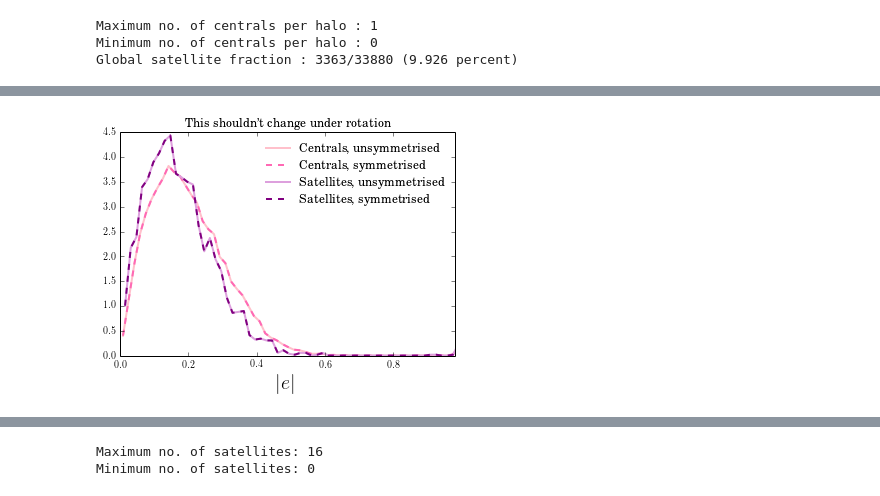
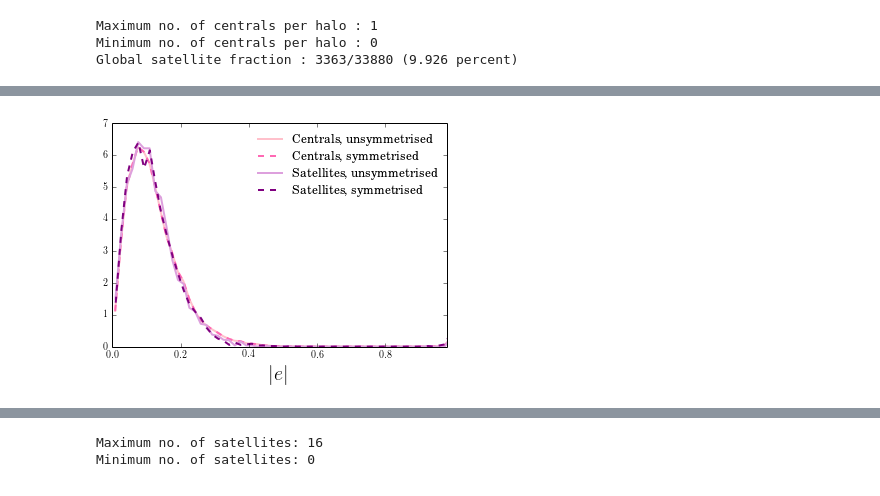
Before and after one commit to ssamuroff/mbii, a Jupyter notebook: notebooks/mbii_symmetry_tests.ipynb, the cells around one changed output, grey strips where cells are left out. Drawn from its saved outputs; the diff is of its cells as text; code cells hidden in the pictures.

```diff
--- a/notebooks/mbii_symmetry_tests.ipynb
+++ b/notebooks/mbii_symmetry_tests.ipynb
@@ -406,6 +568,9 @@ print fid[1,2][1]
 # %%
 import fitsio as fi
 
+
 # Read in the catalogues from coma
-fid = fi.FITS(base+'../../cats/base_subhalo_shapes-v5-ndm1000-nst300.fits')[-1].read()
-sym = fi.FITS(base+'../../cats/base_subhalo_shapes-v5-ndm1000-nst300-symmetrised.fits')[-1].read()
+base = '/Users/hattifattener/Documents/ias/mbii/2pt/ns300_nd1000/v6/'
+fid = fi.FITS('/Users/hattifattener/Documents/ias/mbii/cats/base_subhalo_shapes-v9-ndm1000-nst300.fits')[-1].read()
+sym = fi.FITS('/Users/hattifattener/Documents/ias/mbii/cats/base_subhalo_shapes-v9-ndm1000-nst300-symmetrised-testing0.fits')[-1].read()
+print fid.size
@@ -472,15 +738,14 @@ Mean e2 (symmetrised) : 0.0006 +- 0.0009
 # %%
-cmask = (fid['central']==1)
-# Plot the ellipticity distributions
+# The same as above, but for dark matter
 # ellipticity magnitude
 
-Hc,cbins = np.histogram(np.sqrt(fid['e1'][cmask]**2+fid['e2'][cmask]**2), bins=60, normed=1)
-Hc_sym, cbins_sym = np.histogram(np.sqrt(sym['e1'][cmask]**2+sym['e2'][cmask]**2), bins=60, normed=1)
-Hs, sbins = np.histogram(np.sqrt(fid['e1'][np.invert(cmask)]**2+fid['e2'][np.invert(cmask)]**2), bins=60, normed=1)
-Hs_sym, sbins_sym = np.histogram(np.sqrt(sym['e1'][np.invert(cmask)]**2+sym['e2'][np.invert(cmask)]**2), bins=60, normed=1)
+Hc,cbins = np.histogram(np.sqrt(fid['e1_dm'][cmask]**2+fid['e2_dm'][cmask]**2), bins=60, normed=1)
+Hc_sym, cbins_sym = np.histogram(np.sqrt(sym['e1_dm'][cmask]**2+sym['e2_dm'][cmask]**2), bins=60, normed=1)
+Hs, sbins = np.histogram(np.sqrt(fid['e1_dm'][np.invert(cmask)]**2+fid['e2_dm'][np.invert(cmask)]**2), bins=60, normed=1)
+Hs_sym, sbins_sym = np.histogram(np.sqrt(sym['e1_dm'][np.invert(cmask)]**2+sym['e2_dm'][np.invert(cmask)]**2), bins=60, normed=1)
 
 x = (cbins[:-1]+cbins[1:])/2
-plt.title("This shouldn't change under rotation")
+#plt.title("This shouldn't change under rotation")
 plt.plot((cbins[:-1]+cbins[1:])/2, Hc, color='pink', lw=2, label='Centrals, unsymmetrised')
 plt.plot((cbins_sym[:-1]+cbins_sym[1:])/2, Hc_sym, color='hotpink', lw=2, ls='--', label='Centrals, symmetrised')
 plt.plot((sbins[:-1]+sbins[1:])/2, Hs, color='plum', lw=2, label='Satellites, unsymmetrised')
@@ -492,10 +757,10 @@ plt.show()
 
 
 # e1
-Hc,cbins = np.histogram(fid['e1'][cmask], bins=60, normed=1)
-Hc_sym, cbins_sym = np.histogram(sym['e1'][cmask], bins=60, normed=1)
-Hs, sbins = np.histogram(fid['e1'][np.invert(cmask)], bins=60, normed=1)
-Hs_sym, sbins_sym = np.histogram(sym['e1'][np.invert(cmask)], bins=60, normed=1)
+Hc,cbins = np.histogram(fid['e1_dm'][cmask], bins=60, normed=1)
+Hc_sym, cbins_sym = np.histogram(sym['e1_dm'][cmask], bins=60, normed=1)
+Hs, sbins = np.histogram(fid['e1_dm'][np.invert(cmask)], bins=60, normed=1)
+Hs_sym, sbins_sym = np.histogram(sym['e1_dm'][np.invert(cmask)], bins=60, normed=1)
 
 x = (cbins[:-1]+cbins[1:])/2
 plt.plot((cbins[:-1]+cbins[1:])/2, Hc, color='pink', lw=2, label='Centrals, unsymmetrised')
@@ -508,44 +773,45 @@ plt.xlabel('$e_1$', fontsize=20)
 plt.show()
 
 # e2
-Hc,cbins = np.histogram(fid['e2'][cmask], bins=60, normed=1)
-Hc_sym, cbins_sym = np.histogram(sym['e2'][cmask], bins=60, normed=1)
-Hs, sbins = np.histogram(fid['e2'][np.invert(cmask)], bins=60, normed=1)
-Hs_sym, sbins_sym = np.histogram(sym['e2'][np.invert(cmask)], bins=60, normed=1)
+Hc,cbins = np.histogram(fid['e2_dm'][cmask], bins=60, normed=1)
+Hc_sym, cbins_sym = np.histogram(sym['e2_dm'][cmask], bins=60, normed=1)
+Hs, sbins = np.histogram(fid['e2_dm'][np.invert(cmask)], bins=60, normed=1)
+Hs_sym, sbins_sym = np.histogram(sym['e2_dm'][np.invert(cmask)], bins=60, normed=1)
 
 x = (cbins[:-1]+cbins[1:])/2
 plt.plot((cbins[:-1]+cbins[1:])/2, Hc, color='pink', lw=2, label='Centrals, unsymmetrised')
 plt.plot((cbins_sym[:-1]+cbins_sym[1:])/2, Hc_sym, color='hotpink', lw=2, ls='--', label='Centrals, symmetrised')
 plt.plot((sbins[:-1]+sbins[1:])/2, Hs, color='plum', lw=2, label='Satellites, unsymmetrised')
 plt.plot((sbins_sym[:-1]+sbins_sym[1:])/2, Hs_sym, color='purple', lw=2, ls='--', label='Satellites, symmetrised')
 plt.legend(fontsize=12)
 plt.xlim(-1,2)
 plt.xlabel('$e_2$', fontsize=20)
 plt.show()
 
-e_cfid = np.sqrt(fid['e1'][cmask]**2+fid['e2'][cmask]**2)
-e_sfid = np.sqrt(fid['e1'][np.invert(cmask)]**2+fid['e2'][np.invert(cmask)]**2)
-e_csym = np.sqrt(sym['e1'][cmask]**2+sym['e2'][cmask]**2)
-e_ssym = np.sqrt(sym['e1'][np.invert(cmask)]**2+sym['e2'][np.invert(cmask)]**2)
+
+e_cfid = np.sqrt(fid['e1_dm'][cmask]**2+fid['e2_dm'][cmask]**2)
+e_sfid = np.sqrt(fid['e1_dm'][np.invert(cmask)]**2+fid['e2_dm'][np.invert(cmask)]**2)
+e_csym = np.sqrt(sym['e1_dm'][cmask]**2+sym['e2_dm'][cmask]**2)
+e_ssym = np.sqrt(sym['e1_dm'][np.invert(cmask)]**2+sym['e2_dm'][np.invert(cmask)]**2)
 q_cfid = (1-e_cfid)/(1+e_cfid)
 q_sfid = (1-e_sfid)/(1+e_sfid)
 q_csym = (1-e_csym)/(1+e_csym)
 q_ssym = (1-e_ssym)/(1+e_ssym)
 
 Hc,cbins = np.histogram(q_cfid, bins=60, normed=1)
 Hc_sym, cbins_sym = np.histogram(q_csym, bins=60, normed=1)
 Hs, sbins = np.histogram(q_sfid, bins=60, normed=1)
 Hs_sym, sbins_sym = np.histogram(q_ssym, bins=60, normed=1)
 
 x = (cbins[:-1]+cbins[1:])/2
 plt.plot((cbins[:-1]+cbins[1:])/2, Hc, color='pink', lw=2, label='Centrals, unsymmetrised')
 plt.plot((cbins_sym[:-1]+cbins_sym[1:])/2, Hc_sym, color='hotpink', lw=2, ls='--', label='Centrals, symmetrised')
 plt.plot((sbins[:-1]+sbins[1:])/2, Hs, color='plum', lw=2, label='Satellites, unsymmetrised')
 plt.plot((sbins_sym[:-1]+sbins_sym[1:])/2, Hs_sym, color='purple', lw=2, ls='--', label='Satellites, symmetrised')
 plt.legend(loc='upper left', fontsize=12)
 plt.xlim(0,1)
 plt.ylim(0,4.5)
 plt.xlabel('Axis Ratio $q$', fontsize=20)
 plt.show()
 # %% [output]
-[figure, old version]
+[figure, new version]
```
Also changed, not shown: parts of 34 cells of this notebook, 9 other files.
